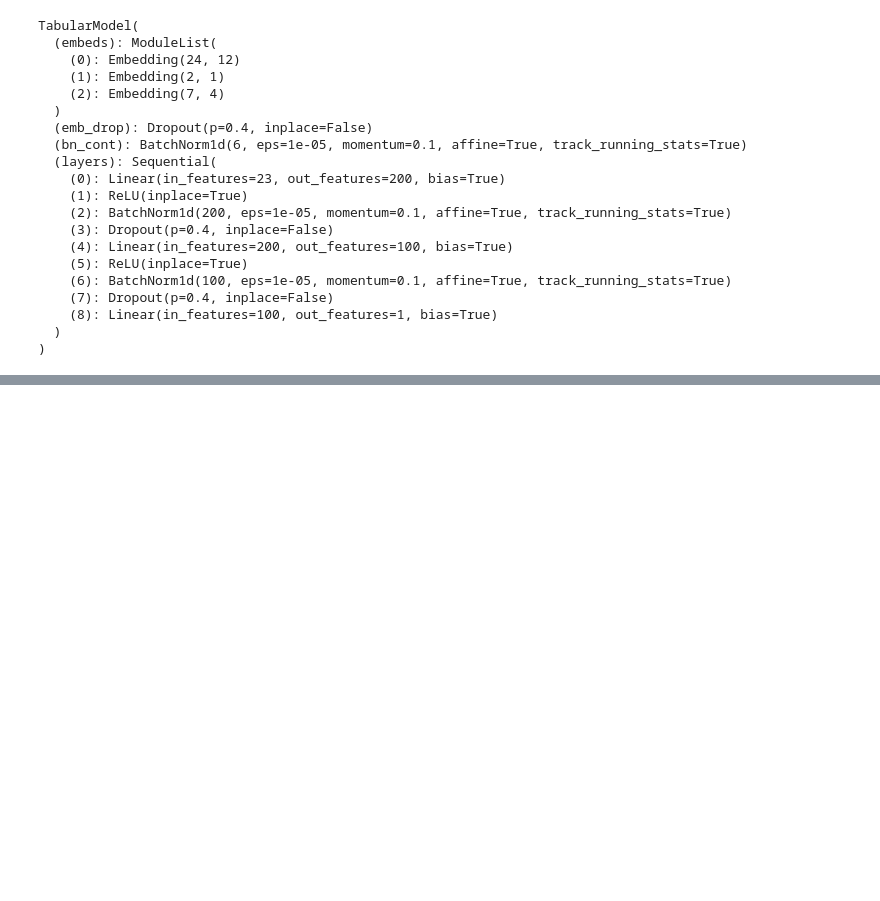
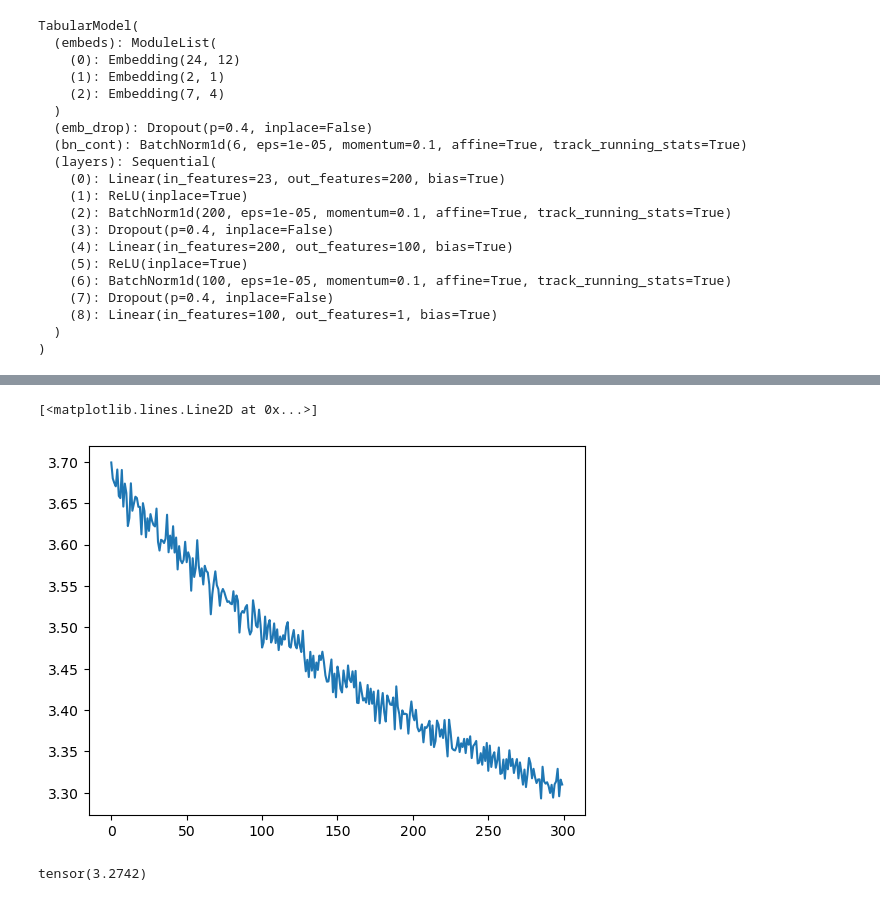
Before and after one commit to eunjinii/ai-ml-study, a Jupyter notebook: pytorch_course/Section7_FullANN.ipynb, the cells around one changed output, grey strips where cells are left out. Drawn from its saved outputs; the diff is of its cells as text; code cells hidden in the pictures; blank space fills up the shorter version.

```diff
--- a/pytorch_course/Section7_FullANN.ipynb
+++ b/pytorch_course/Section7_FullANN.ipynb
@@ -433,0 +440,9 @@ con_test =
+# %%
+# Data shuffled already
+cat_train = cats[:batch_size - test_size]
+cat_test = cats[batch_size - test_size:batch_size]
+con_train = conts[:batch_size - test_size]
+con_test = conts[batch_size - test_size:batch_size]
+
+y_train = y[:batch_size - test_size]
+y_test = y[batch_size - test_size:batch_size]
@@ -433,0 +453,24 @@ con_test =
+# %%
+import time
+
+start_time = time.time()
+
+epochs = 300
+
+losses = []
+
+for i in range(epochs):
+    i += 1
+    y_pred = model(cat_train, con_train)
+    loss = torch.sqrt(criterion(y_pred, y_train)) #RMSE
+    losses.append(loss.detach().numpy())
+
+    if i%10 == 1:
+        print(f'epoch: {i} loss is {loss}')
+
+    optimizer.zero_grad()
+    loss.backward()
+    optimizer.step()
+
+duration = time.time() - start_time
+print(f'Training took {duration / 60} minutes')
@@ -433,0 +495,6 @@ con_test =
+# %%
+plt.plot(range(epochs), losses)
+# losses
+# %% [output]
+[<matplotlib.lines.Line2D at 0x...>]
+[figure, added]
@@ -433,0 +505,4 @@ con_test =
+# %%
+loss
+# %% [output]
+tensor(3.2742)
```
Also changed, not shown: parts of 9 cells of this notebook, 15 other files.
